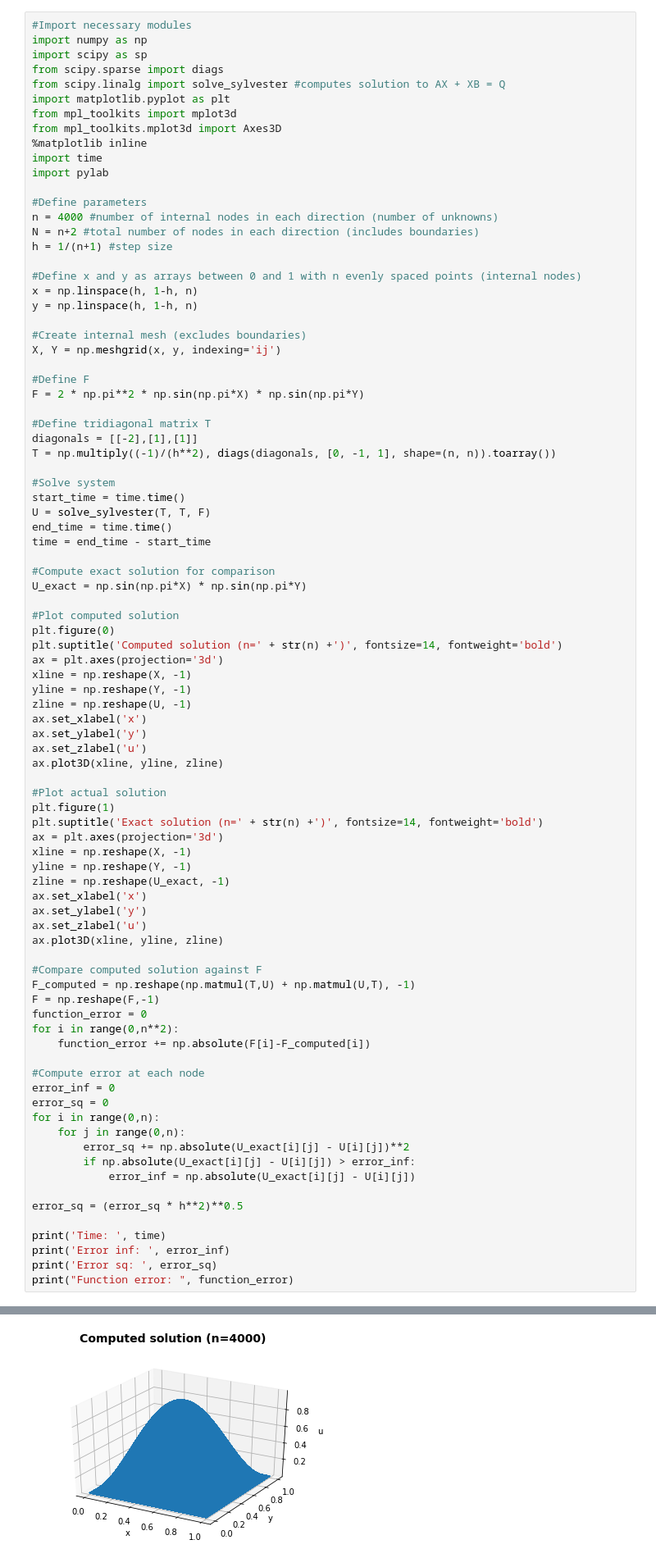
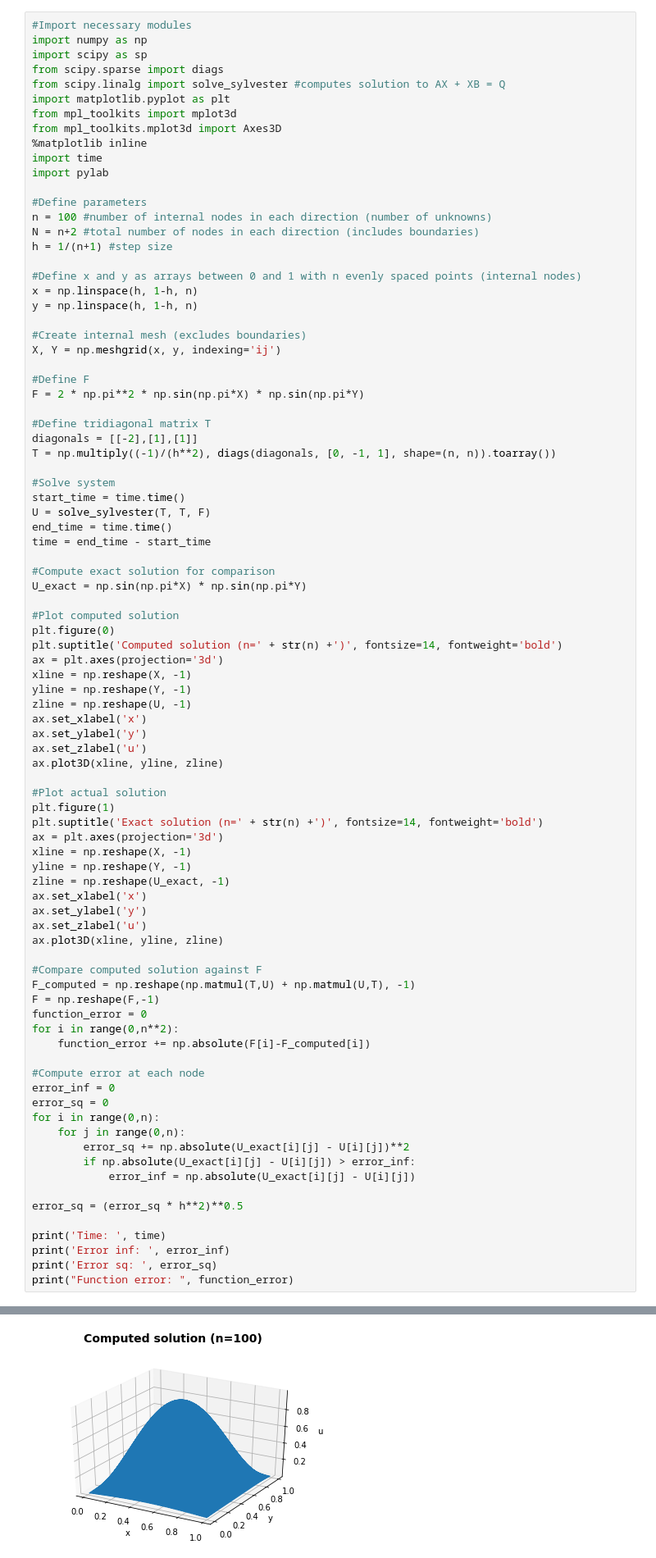
Before and after one commit to mm13ah/matrix-solvers, a Jupyter notebook: Jupyter/Project.ipynb, the cells around one changed output, grey strips where cells are left out. Shown at 82% size. Drawn from its saved outputs; the diff is of its cells as text.

```diff
--- a/Jupyter/Project.ipynb
+++ b/Jupyter/Project.ipynb
@@ -64,7 +64,7 @@ import time
 import pylab
 
 #Define parameters
-n = 4000 #number of internal nodes in each direction (number of unknowns)
+n = 100 #number of internal nodes in each direction (number of unknowns)
 N = n+2 #total number of nodes in each direction (includes boundaries)
 h = 1/(n+1) #step size
 
@@ -145 +145 @@ Function error:  2.1718102544386175
-[figure, old version]
+[figure, new version]
```
Also changed, not shown: parts of 1 cell of this notebook, 12 other files.
